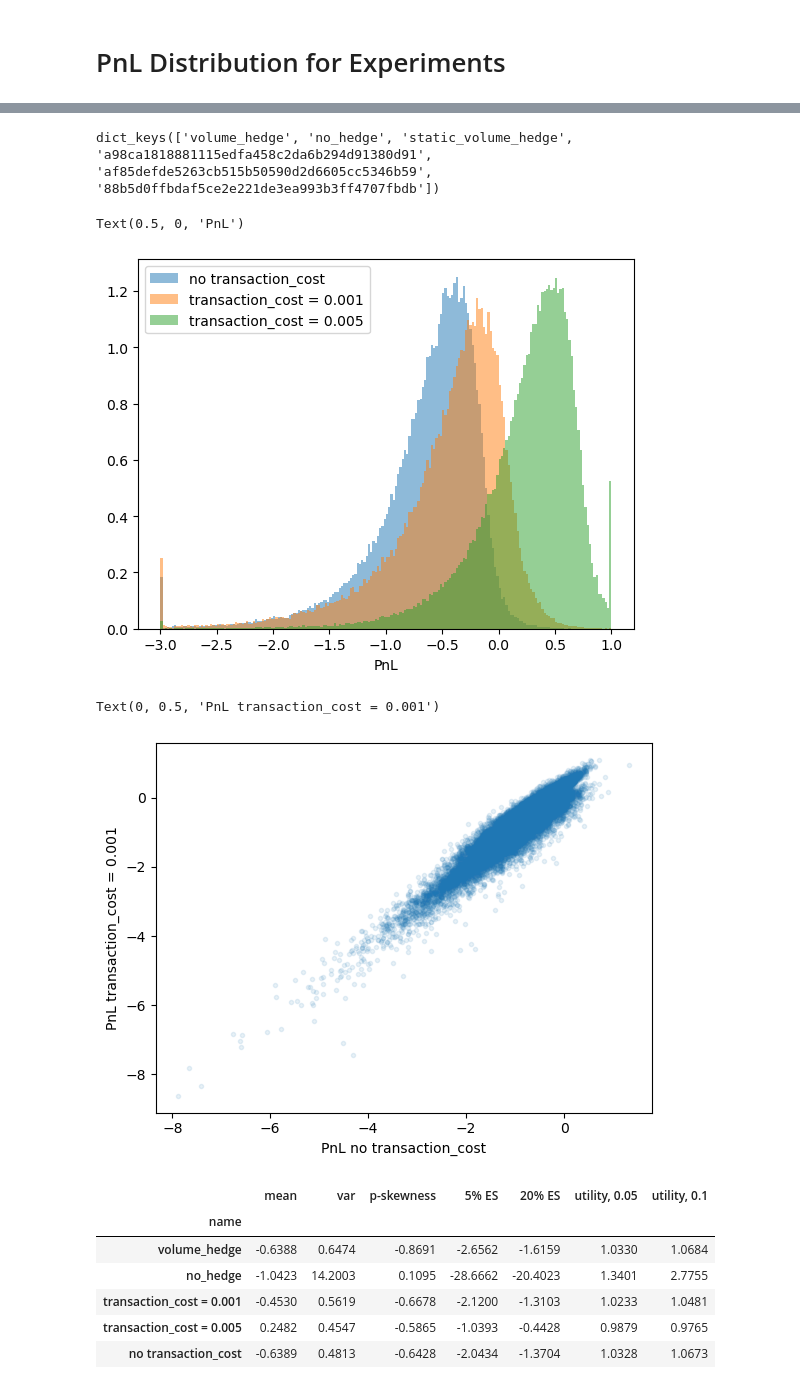
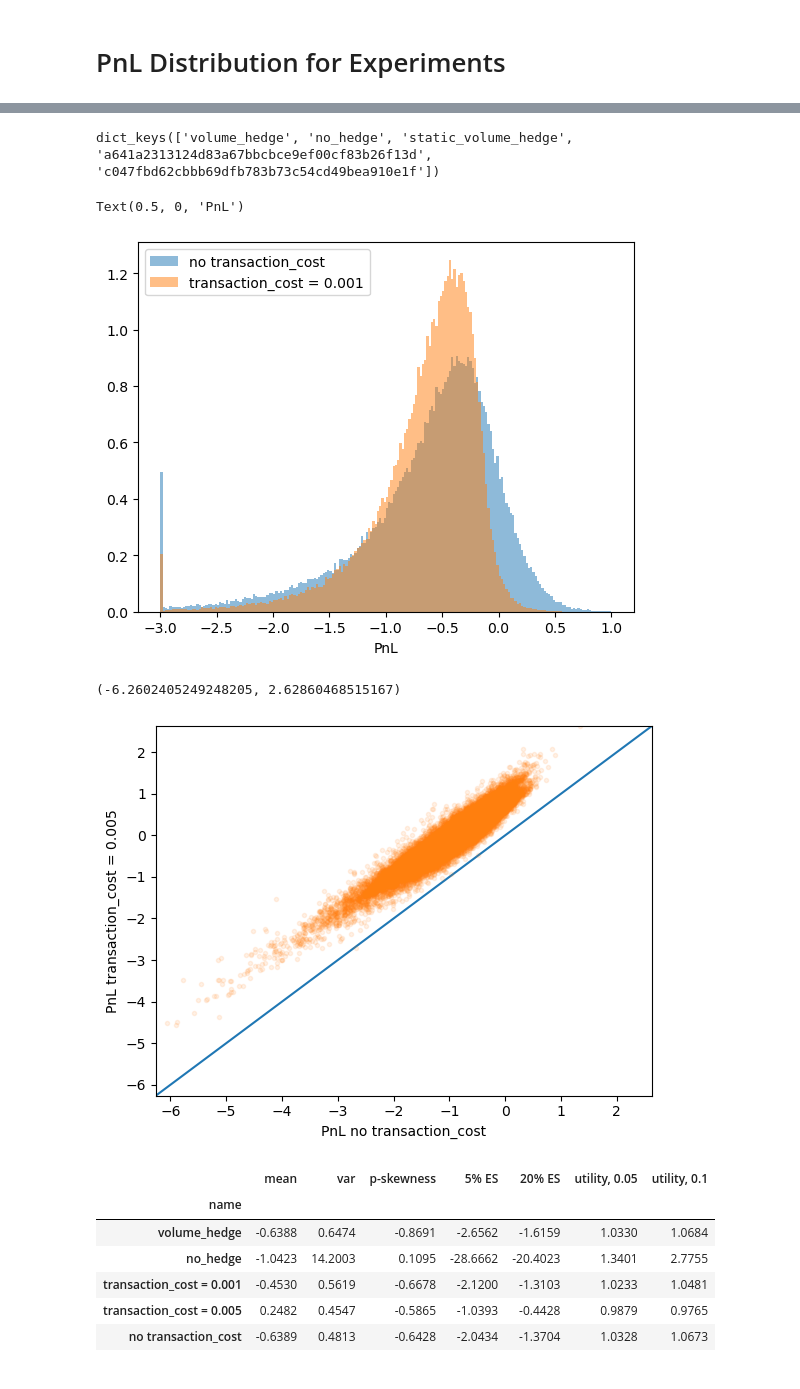
Before and after one commit to RIVACON/RiVaPy, a Jupyter notebook: sandbox/green_ppa/greenPPA_deephedging_exp_FS.ipynb, the cells around one changed output, grey strips where cells are left out. Drawn from its saved outputs; the diff is of its cells as text; code cells hidden in the pictures.

Commit message:
proportional transaction cost, still independent on hedge instrument

```diff
--- a/sandbox/green_ppa/greenPPA_deephedging_exp_FS.ipynb
+++ b/sandbox/green_ppa/greenPPA_deephedging_exp_FS.ipynb
@@ -210,14 +209,12 @@ experiments = {}
 
 tmp={
         'ref_keys':[
-            'a98ca1818881115edfa458c2da6b294d91380d91',
-            'af85defde5263cb515b50590d2d6605cc5346b59',
-            '88b5d0ffbdaf5ce2e221de3ea993b3ff4707fbdb'
+            'a641a2313124d83a67bbcbce9ef00cf83b26f13d',
+            'c047fbd62cbbb69dfb783b73c54cd49bea910e1f'
         ],
         'labels':{
-            'a98ca1818881115edfa458c2da6b294d91380d91':'transaction_cost = 0.001',
-            'af85defde5263cb515b50590d2d6605cc5346b59':'transaction_cost = 0.005',
-            '88b5d0ffbdaf5ce2e221de3ea993b3ff4707fbdb':'no transaction_cost'
+            'a641a2313124d83a67bbcbce9ef00cf83b26f13d':'transaction_cost = 0.001',
+            'c047fbd62cbbb69dfb783b73c54cd49bea910e1f':'no transaction_cost'
 
         }
 }
@@ -255,30 +248,34 @@ compute pnl
 # %%
 pnl.keys()
 # %% [output]
-dict_keys(['volume_hedge', 'no_hedge', 'static_volume_hedge', 'a98ca1818881115edfa458c2da6b294d91380d91', 'af85defde5263cb515b50590d2d6605cc5346b59', '88b5d0ffbdaf5ce2e221de3ea993b3ff4707fbdb'])
+dict_keys(['volume_hedge', 'no_hedge', 'static_volume_hedge', 'a641a2313124d83a67bbcbce9ef00cf83b26f13d', 'c047fbd62cbbb69dfb783b73c54cd49bea910e1f'])
 # %%
-key = '88b5d0ffbdaf5ce2e221de3ea993b3ff4707fbdb'
+key = 'c047fbd62cbbb69dfb783b73c54cd49bea910e1f'
 plt.hist(np.clip(100*pnl[key], -3,1), bins=200, label='no transaction_cost', density=True, alpha=0.5)
-key = 'a98ca1818881115edfa458c2da6b294d91380d91'
+key = 'a641a2313124d83a67bbcbce9ef00cf83b26f13d'
 plt.hist(np.clip(100*pnl[key], -3,1), bins=200, label='transaction_cost = 0.001', density=True, alpha=0.5);
-key = 'af85defde5263cb515b50590d2d6605cc5346b59'
-plt.hist(np.clip(100*pnl[key], -3,1), bins=200, label='transaction_cost = 0.005', density=True, alpha=0.5);
 plt.legend()
 plt.xlabel('PnL')
 # %% [output]
 Text(0.5, 0, 'PnL')
-[figure, old version]
+[figure, new version]
 # %%
 key = '88b5d0ffbdaf5ce2e221de3ea993b3ff4707fbdb'
 pnl1 = 100*pnl[key]
-key = 'a98ca1818881115edfa458c2da6b294d91380d91'
+key = 'af85defde5263cb515b50590d2d6605cc5346b59'
 pnl2 = 100*pnl[key]
+pnl_min = np.min(100*pnl[key])
+pnl_max = np.max(100*pnl[key])
+
+plt.plot([pnl_min,pnl_max], [pnl_min,pnl_max], '-')
 plt.plot(pnl1,pnl2,'.', alpha=0.1)
 plt.xlabel('PnL no transaction_cost')
-plt.ylabel('PnL transaction_cost = 0.001')
+plt.ylabel('PnL transaction_cost = 0.005')
+plt.xlim(pnl_min, pnl_max)
+plt.ylim(pnl_min, pnl_max)
 # %% [output]
-Text(0, 0.5, 'PnL transaction_cost = 0.001')
+(-6.2602405249248205, 2.62860468515167)
-[figure, old version]
+[figure, new version]
 # %%
 df = compute_statistics(pnl, labels)
 #df=df.reset_index()
```
Also changed, not shown: parts of 4 cells of this notebook, 4 other files.
